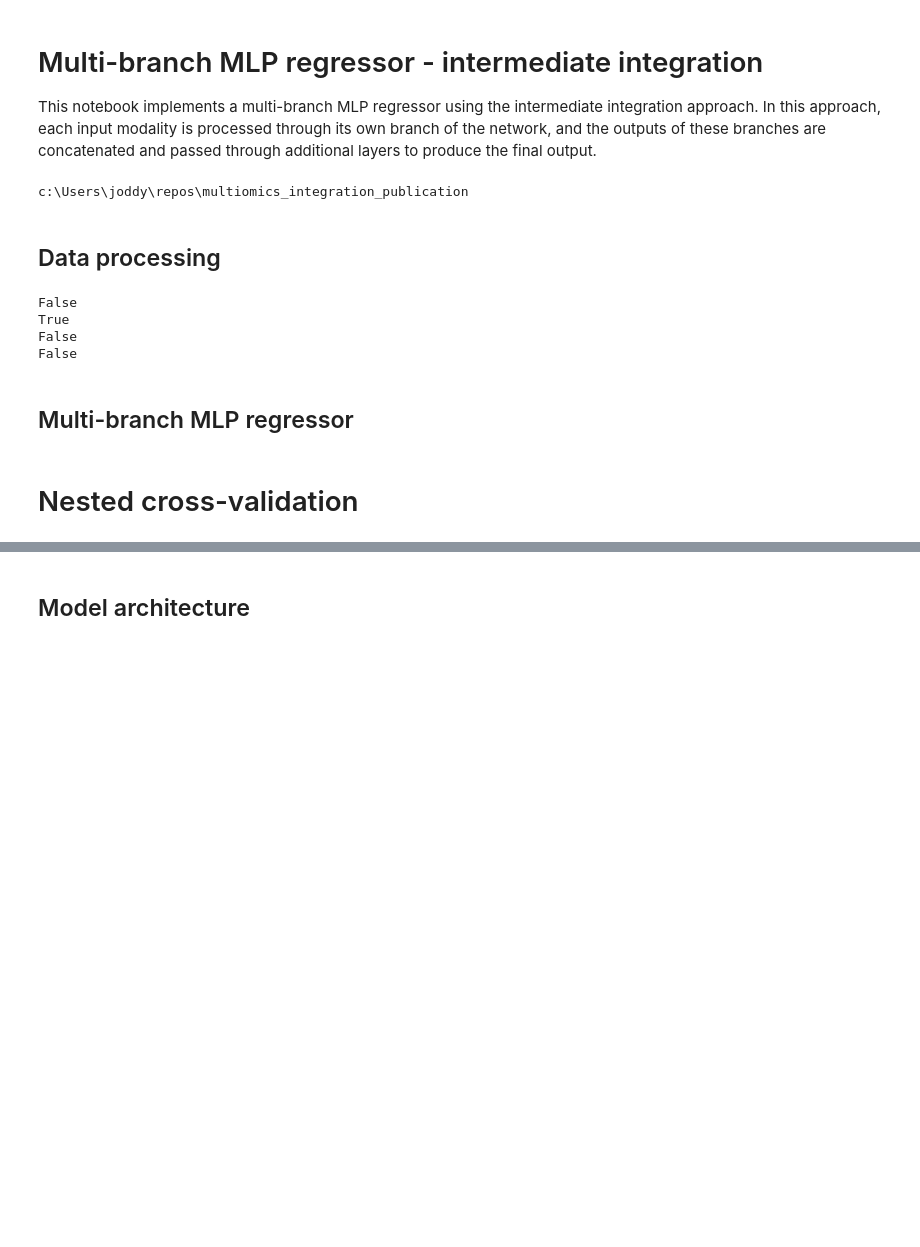
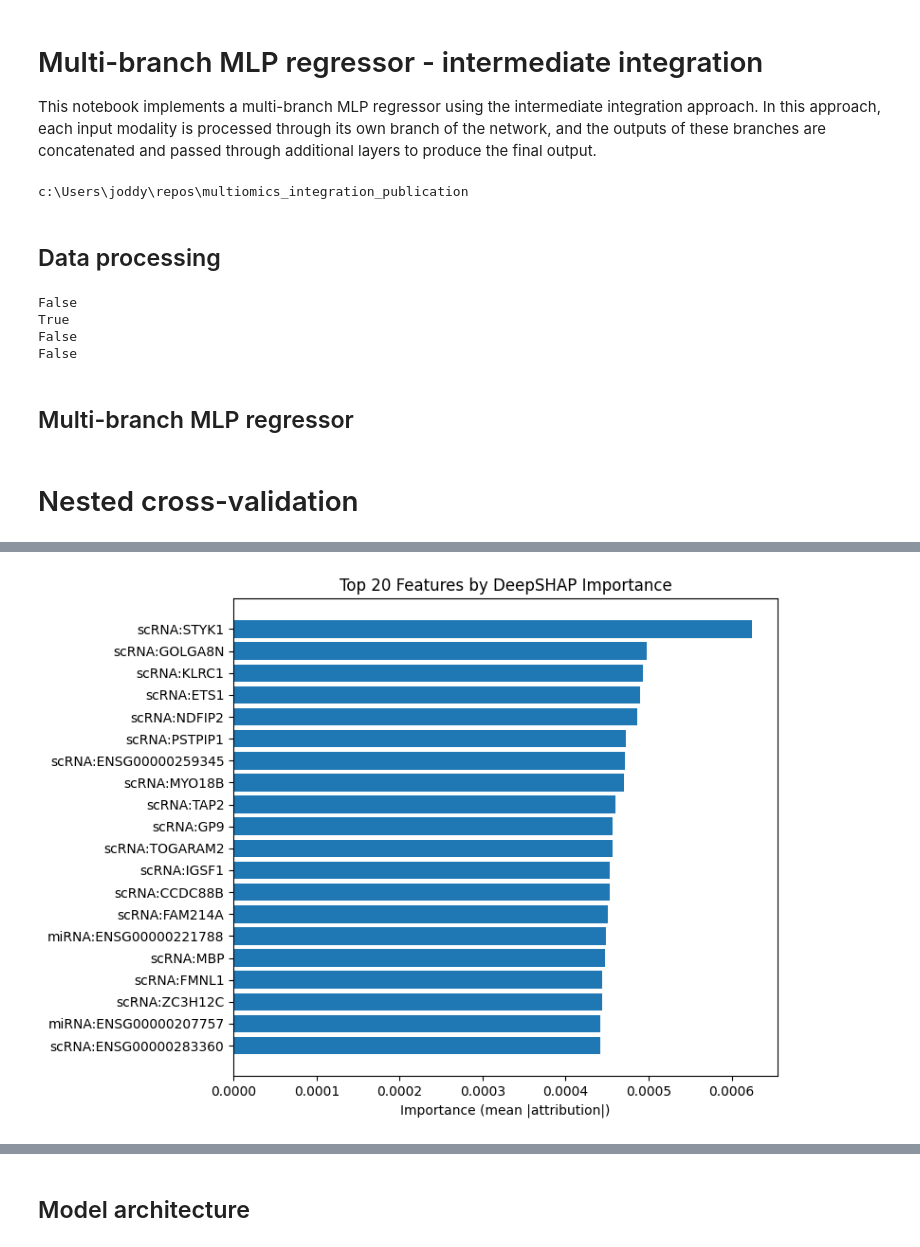
Before and after one commit to cgtc/multiomics_integration_publication, a Jupyter notebook: notebooks/mlp_regressor_with_missing_data_and_proportional_layer_sizes.ipynb, the cells around one changed output, grey strips where cells are left out. Cells and saved outputs as stored; diff of their text form; code cells hidden in the pictures; blank space fills up the shorter version.

```diff
--- a/notebooks/mlp_regressor_with_missing_data_and_proportional_layer_sizes.ipynb
+++ b/notebooks/mlp_regressor_with_missing_data_and_proportional_layer_sizes.ipynb
@@ -455,0 +383,85 @@ plt.show()
+# %%
+feature_names = [
+    list(miRNA_data.columns),
+    list(olink_data.columns),
+    list(scRNA_data.columns),
+    list(lcms_data.columns)
+]
+
+branch_names = ["miRNA", "Olink", "scRNA", "LCMS"]
+
+# === Wrapper so Captum can use flat inputs ===
+class ModelWrapper(torch.nn.Module):
+    def __init__(self, model, n_branches):
+        super().__init__()
+        self.model = model
+        self.n_branches = n_branches
+
+    def forward(self, *flat_inputs):
+        Xs = flat_inputs[:self.n_branches]
+        Ms = flat_inputs[self.n_branches:]
+        out = self.model(Xs, Ms)
+        if isinstance(out, tuple):
+            out = out[0]
+        return out
+
+# === Prepare inputs & baselines ===
+n_branches = len(Xs_full)
+
+inputs = tuple(list(Xs_full) + list(Ms_full))
+baselines = tuple(
+    [torch.zeros_like(x) for x in Xs_full] +
+    [m for m in Ms_full]  # keep masks fixed
+)
+
+wrapped_model = ModelWrapper(model, n_branches=n_branches).eval()
+explainer = DeepLiftShap(wrapped_model)
+
+# === Compute attributions ===
+attributions = explainer.attribute(
+    inputs=inputs,
+    baselines=baselines,
+    target=None  # regression scalar
+)
+
+# === Split out feature attributions (ignore masks) ===
+Xs_attr = attributions[:n_branches]
+
+# === Mean absolute importance per feature ===
+branch_importances = [
+    attr.abs().mean(dim=0).detach().cpu().numpy() for attr in Xs_attr
+]
+
+# === Build DataFrame with labels ===
+rows = []
+for branch_id, importances in enumerate(branch_importances):
+    bname = branch_names[branch_id]
+    for feat_id, score in enumerate(importances):
+        fname = feature_names[branch_id][feat_id]
+        rows.append({
+            "branch": bname,
+            "feature": fname,
+            "importance": score
+        })
+
+df_importances = pd.DataFrame(rows)
+df_importances.sort_values("importance", ascending=False, inplace=True)
+df_importances.reset_index(drop=True, inplace=True)
+
+print(df_importances.head(20))  # top 20 features
+
+# === Plot top N ===
+top_n = 20
+top_df = df_importances.head(top_n)
+
+plt.figure(figsize=(8, 6))
+plt.barh(
+    y=[f"{row.branch}:{row.feature}" for row in top_df.itertuples()],
+    width=top_df["importance"],
+)
+plt.gca().invert_yaxis()  # biggest at top
+plt.xlabel("Importance (mean |attribution|)")
+plt.title(f"Top {top_n} Features by DeepSHAP Importance")
+plt.tight_layout()
+plt.show()
+# %% [output]
@@ -455,0 +487 @@ plt.show()
+[figure, added]
```
Also changed, not shown: parts of 16 cells of this notebook.
